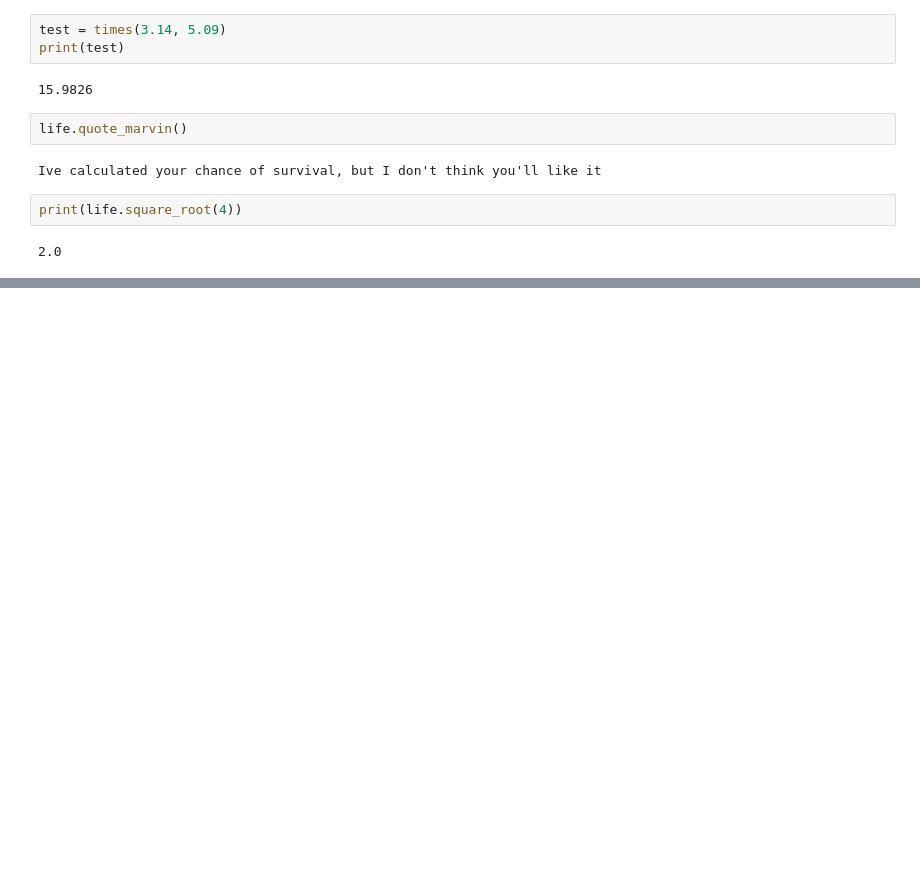
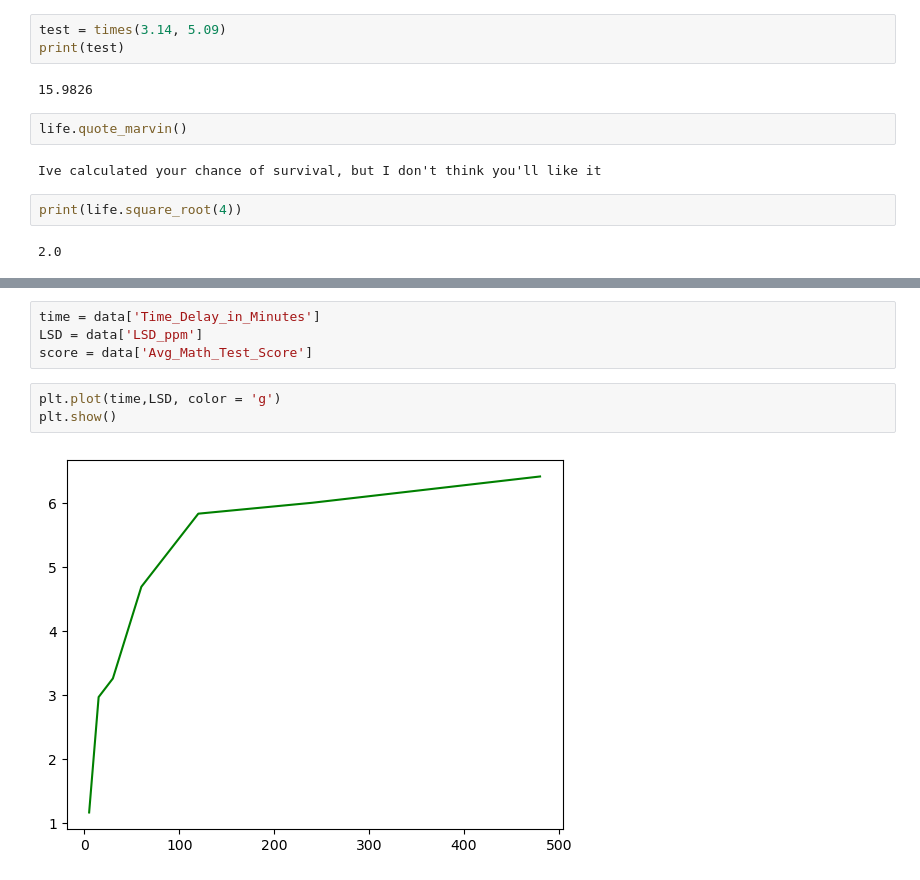
Before and after one commit to JonniiRingo/Data-Science-Ml, a Jupyter notebook: Linear Regression.ipynb, the cells around one changed output, grey strips where cells are left out. Saved outputs shown, nothing was run; the diff lists cells and outputs as text; blank space fills up the shorter version.

```diff
--- a/Linear Regression.ipynb
+++ b/Linear Regression.ipynb
@@ -313,0 +325,9 @@ print(life.square_root(4))
+# %%
+time = data['Time_Delay_in_Minutes']
+LSD = data['LSD_ppm']
+score = data['Avg_Math_Test_Score']
+# %%
+plt.plot(time,LSD, color = 'g')
+plt.show()
+# %% [output]
+[figure, added]
```
Also changed, not shown: parts of 1 cell of this notebook.
